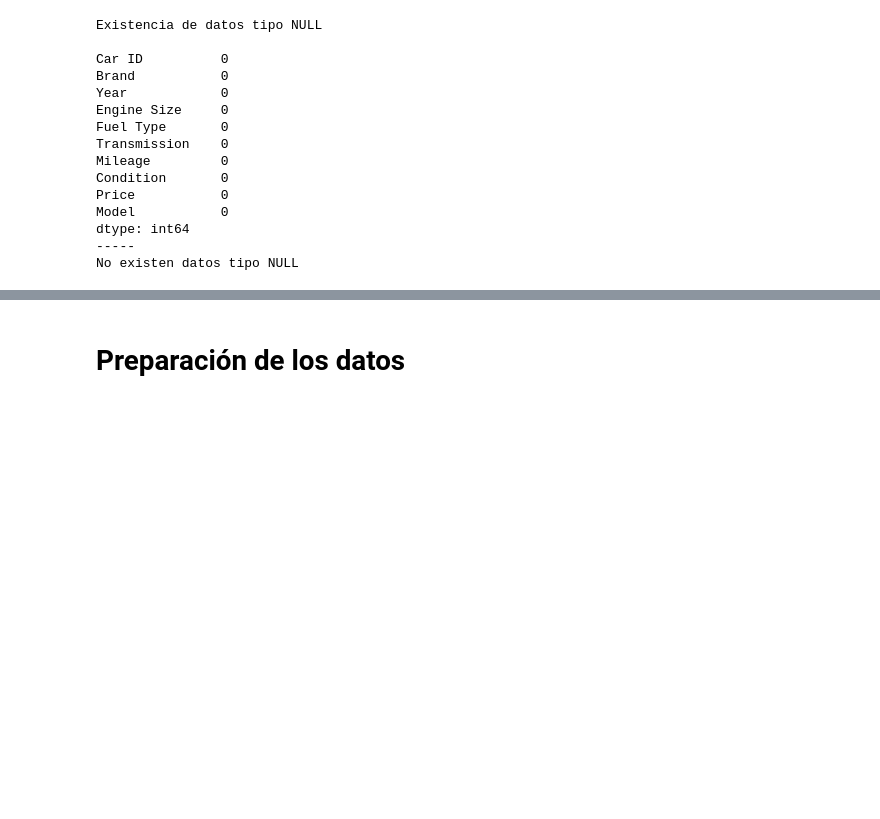
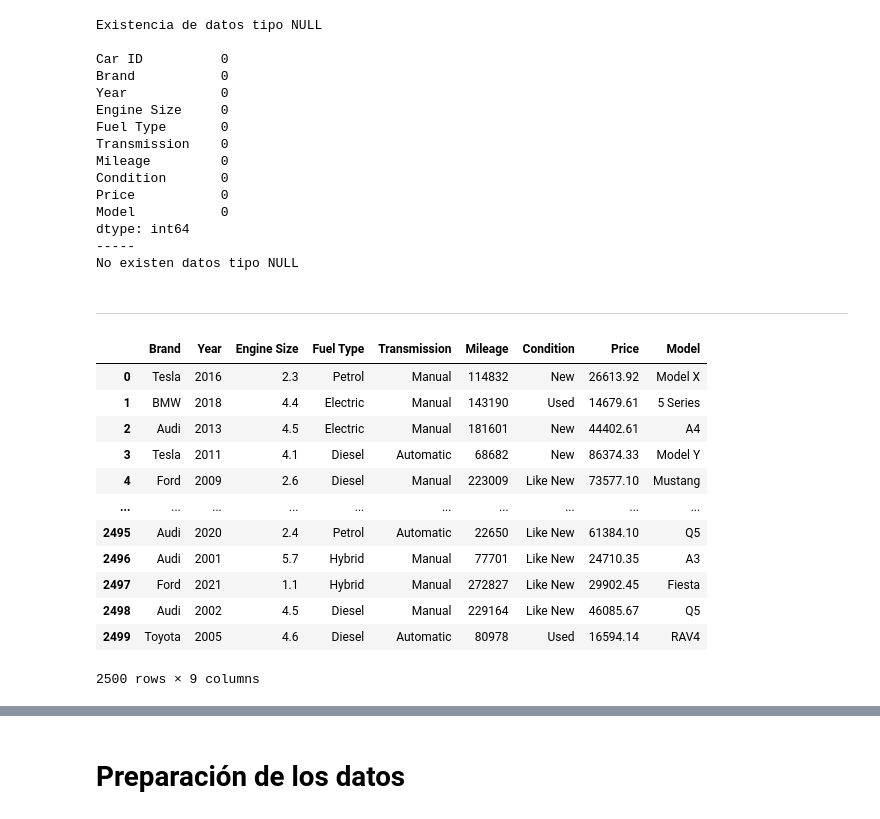
Before and after one commit to sirlluis/machine-learing-porfolio, a Jupyter notebook: car_price_prediction/notebook.ipynb, the cells around one changed output, grey strips where cells are left out. Cells and saved outputs as stored; diff of their text form; code cells hidden in the pictures; blank space fills up the shorter version.

```diff
--- a/car_price_prediction/notebook.ipynb
+++ b/car_price_prediction/notebook.ipynb
@@ -118,3 +133,21 @@ Model           0
 dtype: int64
 -----
 No existen datos tipo NULL
+# %% [markdown]
+---
+# %%
+df.drop(columns=['Car ID'])
+# %% [output]
+|  | Brand | Year | Engine Size | Fuel Type | Transmission | Mileage | Condition | Price | Model |
+| 0 | Tesla | 2016 | 2.3 | Petrol | Manual | 114832 | New | 26613.92 | Model X |
+| 1 | BMW | 2018 | 4.4 | Electric | Manual | 143190 | Used | 14679.61 | 5 Series |
+| 2 | Audi | 2013 | 4.5 | Electric | Manual | 181601 | New | 44402.61 | A4 |
+| 3 | Tesla | 2011 | 4.1 | Diesel | Automatic | 68682 | New | 86374.33 | Model Y |
+| 4 | Ford | 2009 | 2.6 | Diesel | Manual | 223009 | Like New | 73577.10 | Mustang |
+| ... | ... | ... | ... | ... | ... | ... | ... | ... | ... |
+| 2495 | Audi | 2020 | 2.4 | Petrol | Automatic | 22650 | Like New | 61384.10 | Q5 |
+| 2496 | Audi | 2001 | 5.7 | Hybrid | Manual | 77701 | Like New | 24710.35 | A3 |
+| 2497 | Ford | 2021 | 1.1 | Hybrid | Manual | 272827 | Like New | 29902.45 | Fiesta |
+| 2498 | Audi | 2002 | 4.5 | Diesel | Manual | 229164 | Like New | 46085.67 | Q5 |
+| 2499 | Toyota | 2005 | 4.6 | Diesel | Automatic | 80978 | Used | 16594.14 | RAV4 |
+2500 rows × 9 columns
```
Also changed, not shown: parts of 19 cells of this notebook, 7 other files.
